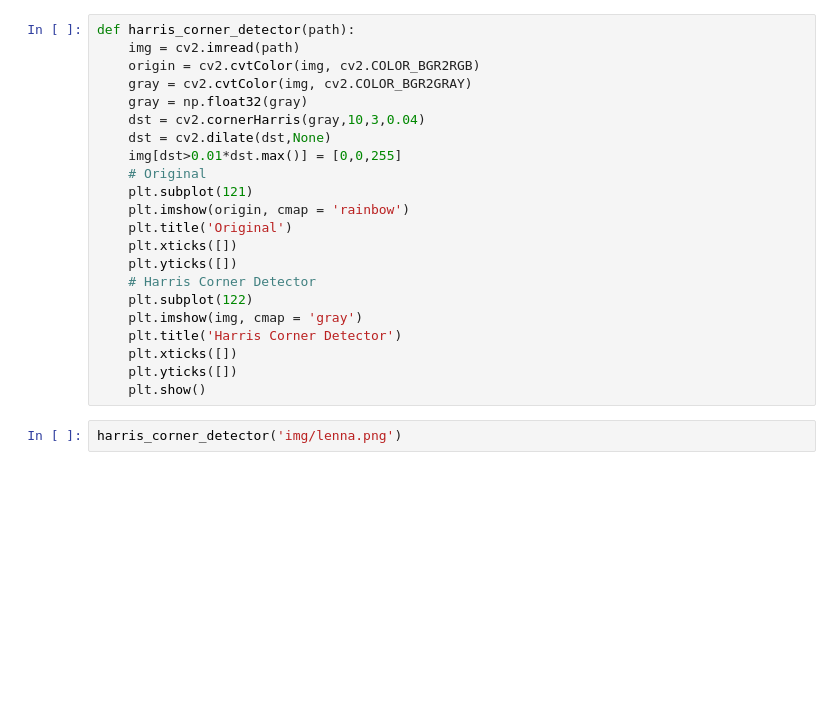
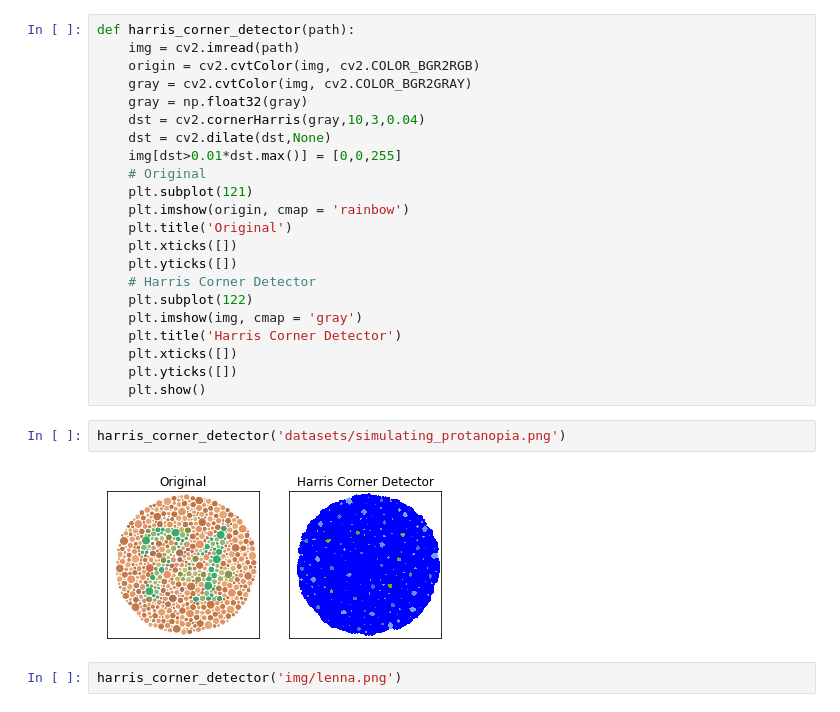
Before and after one commit to wuling31715/2018-NCCU-Computer-Vision, a Jupyter notebook: harris_corner_detection/demo.ipynb, the cells around one changed output. Cells and saved outputs as stored; diff of their text form; blank space fills up the shorter version.

```diff
--- a/harris_corner_detection/demo.ipynb
+++ b/harris_corner_detection/demo.ipynb
@@ -69,6 +69,10 @@ def harris_corner_detector(path):
     plt.xticks([])
     plt.yticks([])
     plt.show()
+# %%
+harris_corner_detector('datasets/simulating_protanopia.png')
+# %% [output]
+[figure, added]
 # %%
 harris_corner_detector('img/lenna.png')
 # %% [output]
```
Also changed, not shown: 5 other files.
